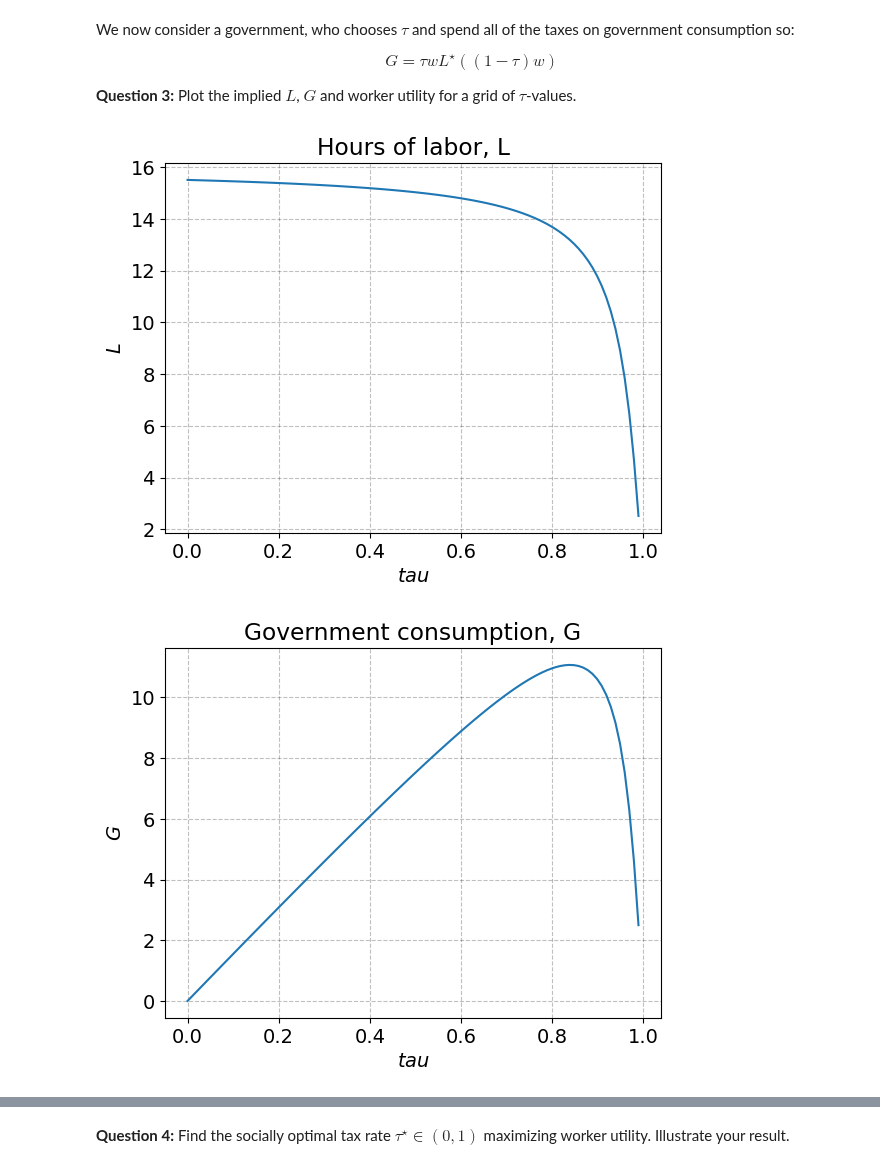
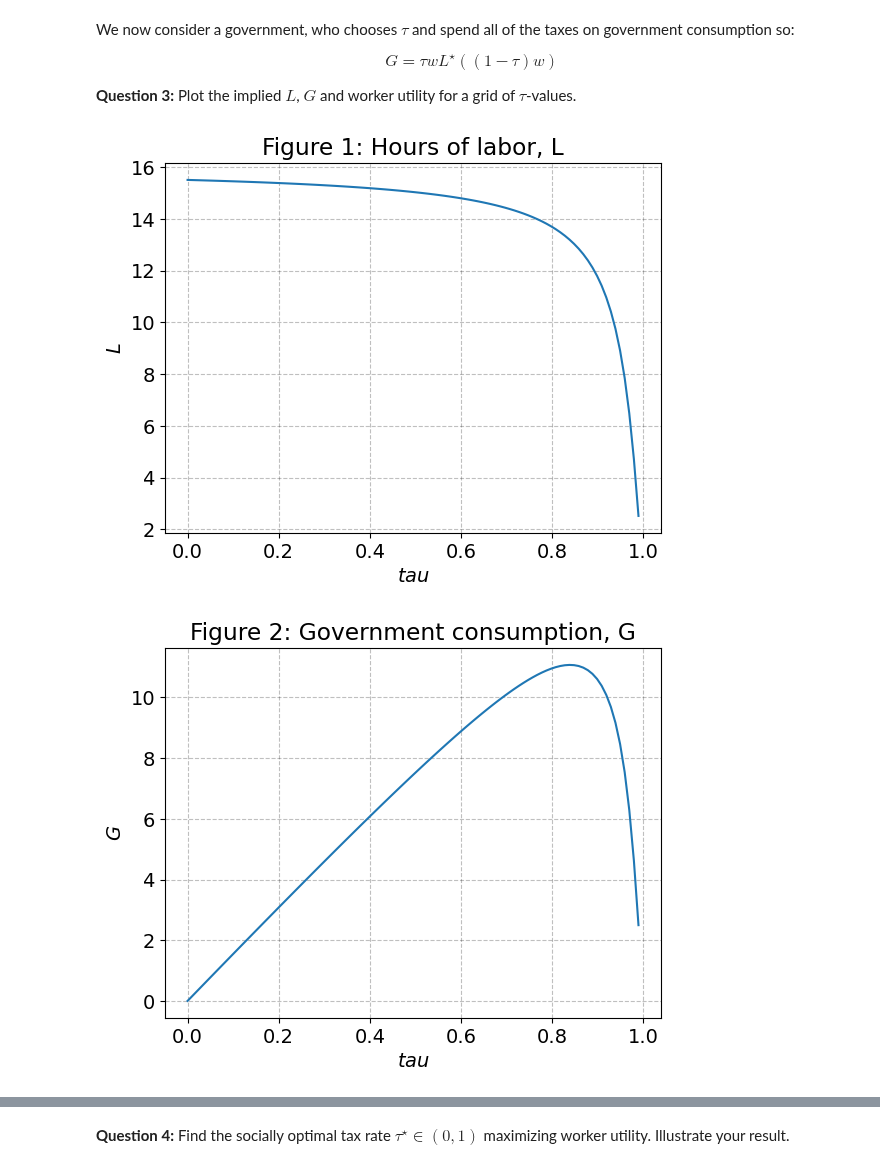
Before and after one commit to NumEconCopenhagen/projects-2023-julie-ida-ida, a Jupyter notebook: Exam/Exam-2023-answer.ipynb, the cells around one changed output, grey strips where cells are left out. Saved outputs shown, nothing was run; the diff lists cells and outputs as text; code cells hidden in the pictures.

```diff
--- a/Exam/Exam-2023-answer.ipynb
+++ b/Exam/Exam-2023-answer.ipynb
@@ -178,11 +178,11 @@ G_new = tau*w*sol_L1.rhs
 consumption_1 = kappa+(1-tau)*w*sol_L1.rhs
 
 # Write up the three functions we need
-L_function = sol_L.rhs
+L_function = sol_L.rhs # Only looking at the right hand side
 G_function = sm.Eq(G, tau*w*sol_L.rhs)
 V_function= sm.Eq(V, sm.log(consumption_1**alpha*G_new**(1-alpha))-nu*(sol_L1.rhs**2/2))
 
-# Inserting parameters
+# Inserting parameters and adding tau
 L_expr = L_function.subs({**parameters, tau: tau_values})
 G_expr = G_function.subs({**parameters, tau: tau_values})
 V_expr = V_function.subs({**parameters, tau: tau_values})
@@ -192,35 +192,35 @@ L_new2 = L_expr.evalf()
 G_new2 = G_expr.rhs.evalf()
 
 # Converting the function into python functions
 L_func1 = lambdify(tau, L_new2, modules='numpy')
 G_func1 = lambdify(tau, G_new2, modules='numpy')
 
 # Evaluating the expression to tau
 L_values_new = L_func1(tau_values)
 G_values_new = G_func1(tau_values)
 V_values_new = np.array([V_expr.rhs.subs(tau, t).evalf() for t in tau_values], dtype=float)
 
 # Plotting figures
 fig1 = plt.figure()
 ax = fig1.add_subplot(1,1,1)
 ax.plot(tau_values, L_values_new)
-ax.set_title('Hours of labor, L')
+ax.set_title('Figure 1: Hours of labor, L')
 ax.set_xlabel('$tau$')
 ax.set_ylabel('$L$');
 
 fig2 = plt.figure()
 ax = fig2.add_subplot(1,1,1)
 ax.plot(tau_values, G_values_new)
-ax.set_title('Government consumption, G')
+ax.set_title('Figure 2: Government consumption, G')
 ax.set_xlabel('$tau$')
 ax.set_ylabel('$G$');
 
 fig3 = plt.figure()
 ax = fig3.add_subplot(1,1,1)
 ax.plot(tau_values, V_values_new)
-ax.set_title('Utility, V')
+ax.set_title('Figure 3: Utility, V')
 ax.set_xlabel('$tau$')
 ax.set_ylabel('$V$');
 # %% [output]
-[figure, old version]
+[figure, new version]
-[figure, old version]
+[figure, new version]
```
Also changed, not shown: parts of 20 cells of this notebook, 5 other files.
